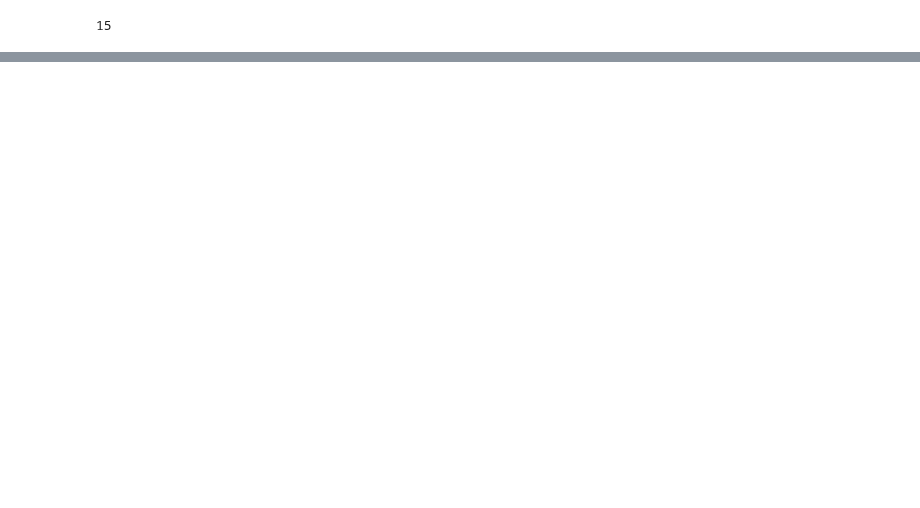
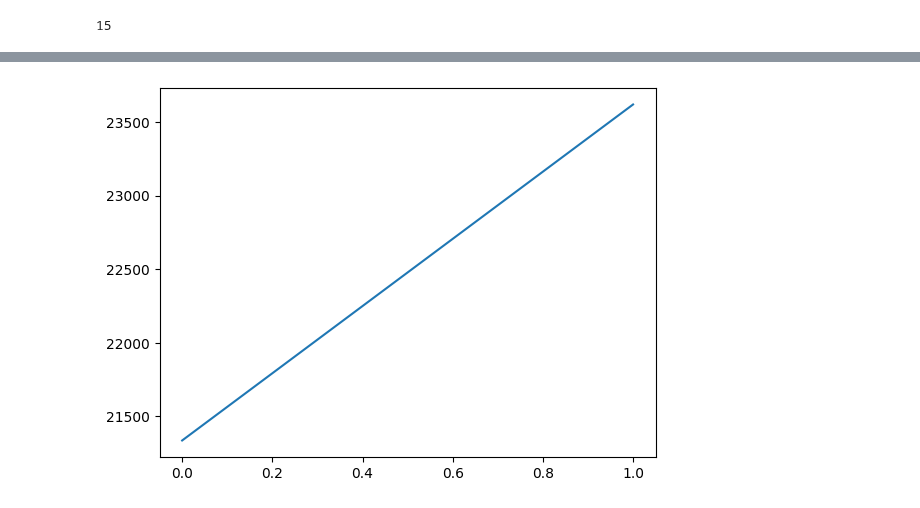
Before and after one commit to Shaif95/ML_notebooks, a Jupyter notebook: Video_interpolation - Copy.ipynb, the cells around one changed output, grey strips where cells are left out. Cells and saved outputs as stored; diff of their text form; code cells hidden in the pictures; blank space fills up the shorter version.

```diff
--- a/Video_interpolation - Copy.ipynb
+++ b/Video_interpolation - Copy.ipynb
@@ -405,0 +932,33 @@ Y_val = np.concatenate(Y_val, axis=0)
+# %%
+def build_twin() -> keras.Model:
+    """build_twin method.
+
+    Builds a barlow twins model consisting of an encoder(resnet-34)
+    and a projector, which generates embeddings for the images
+
+    Returns:
+        returns a barlow twins model
+    """
+
+    # number of dense neurons in the projector
+    n_dense_neurons = 5000
+
+    # encoder network
+    resnet = ResNet34()()
+    last_layer = resnet.layers[-1].output
+
+    # intermediate layers of the projector network
+    n_layers = 2
+    for i in range(n_layers):
+        dense = tf.keras.layers.Dense(n_dense_neurons, name=f"projector_dense_{i}")
+        if i == 0:
+            x = dense(last_layer)
+        else:
+            x = dense(x)
+        x = tf.keras.layers.BatchNormalization(name=f"projector_bn_{i}")(x)
+        x = tf.keras.layers.ReLU(name=f"projector_relu_{i}")(x)
+
+    x = tf.keras.layers.Dense(n_dense_neurons, name=f"projector_dense_{n_layers}")(x)
+
+    model = keras.Model(resnet.input, x)
+    return model
@@ -405,0 +1018,9 @@ Y_val = np.concatenate(Y_val, axis=0)
+# %%
+bm = BarlowModel()
+optimizer = tfa.optimizers.LAMB()
+loss = BarlowLoss(BATCH_SIZE)
+bm.compile(optimizer=optimizer, loss=loss)
+history = bm.fit(augment_versions, epochs=2)
+plt.plot(history.history["loss"])
+plt.show()
+# %% [output]
@@ -405,0 +1031 @@ Y_val = np.concatenate(Y_val, axis=0)
+[figure, added]
```
Also changed, not shown: parts of 10 cells of this notebook.
